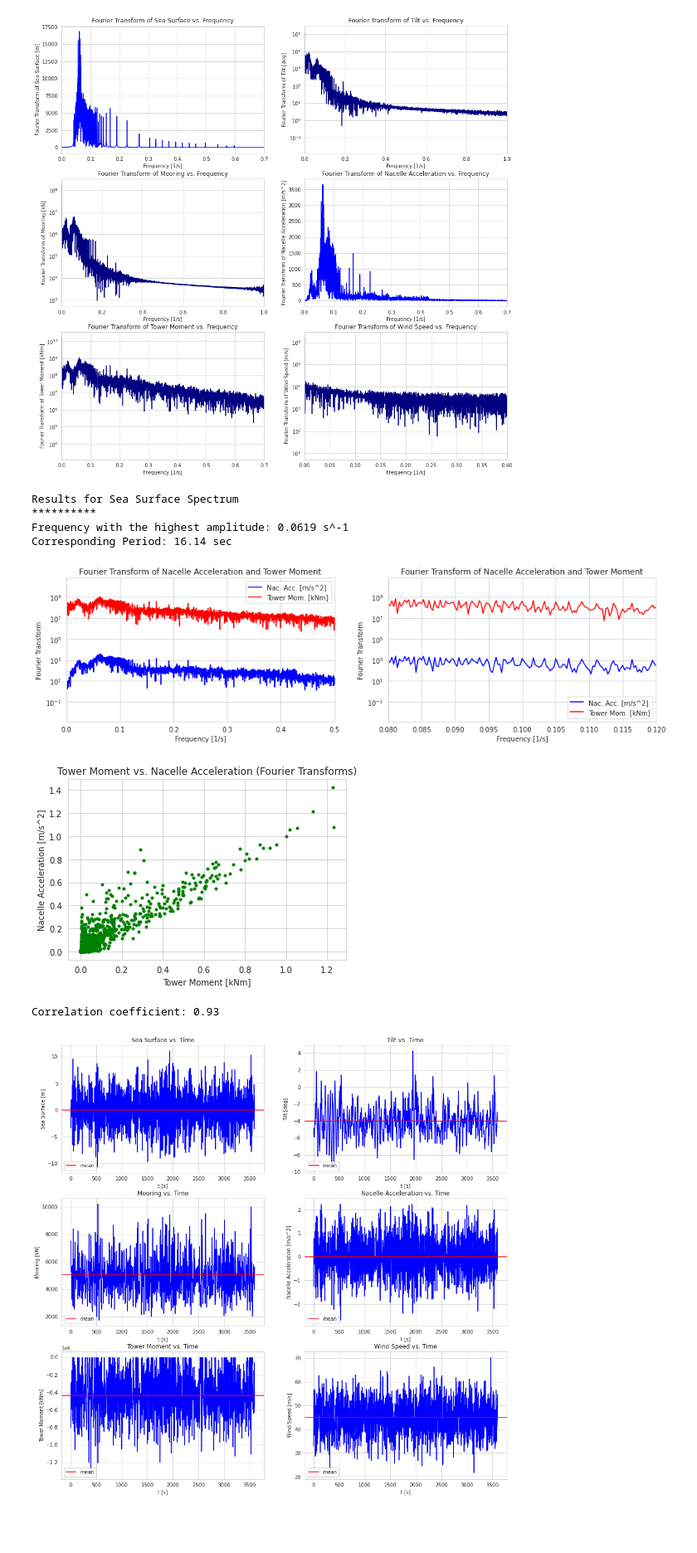
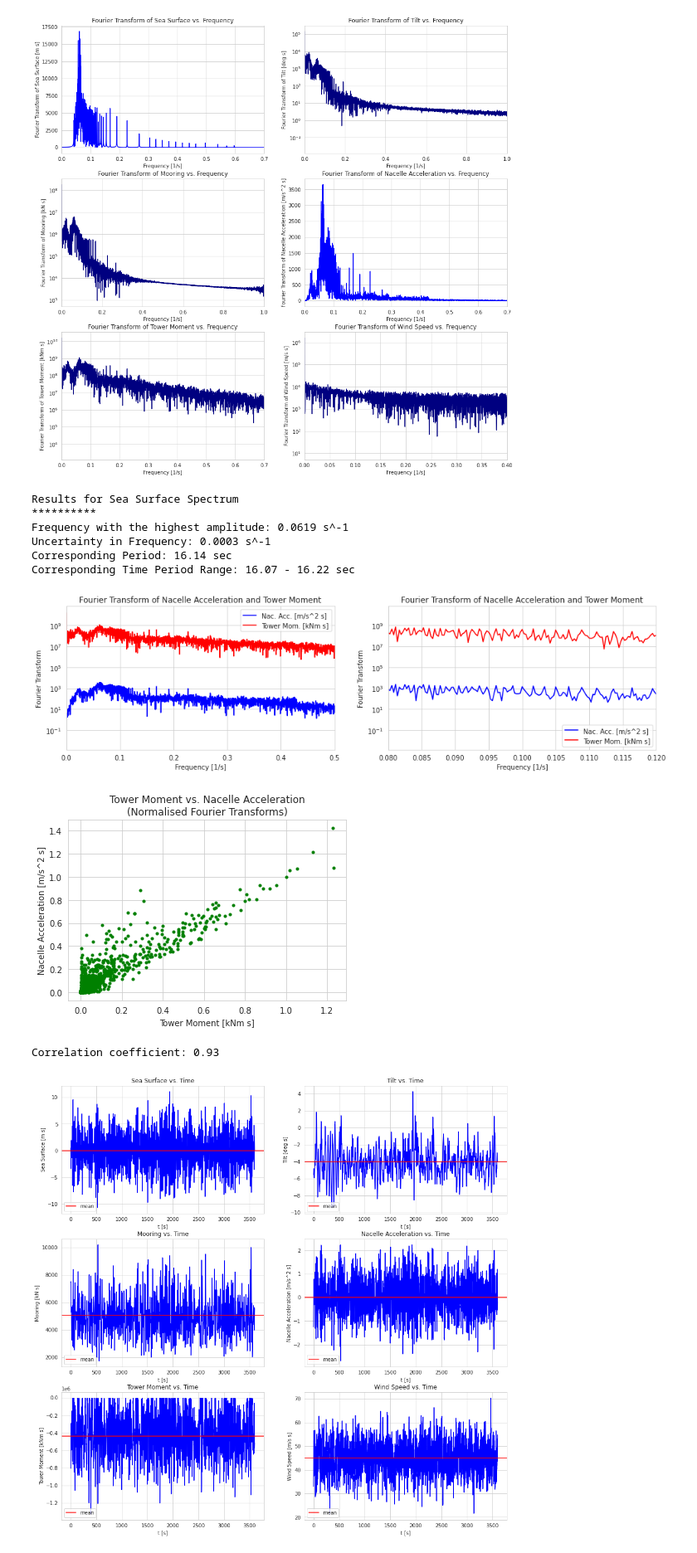
Before and after one commit to smilex555/phys718-hwp, a Jupyter notebook: project3/Project_3_physics718_wind_2_students.ipynb, the cells around one changed output. Shown at 83% size. Cells and saved outputs as stored; diff of their text form; code cells hidden in the pictures; blank space fills up the shorter version.

```diff
--- a/project3/Project_3_physics718_wind_2_students.ipynb
+++ b/project3/Project_3_physics718_wind_2_students.ipynb
@@ -232,22 +250,34 @@ fig.show()
 # %% [output]
 [figure]
 # %%
-maxindSSDFT = np.argmax(seaSurfaceDFT)
+maxindSSDFT = np.argmax(seaSurfaceDFT) # argument of maximum amplitude of sea surface DFT
+maxfreq = DFTfreq[maxindSSDFT] # corresponding frequency
+freqdelta = DFTfreq[1] - DFTfreq[0] # frequency resolution - use this to calculate the uncertainty
+# the frequency that we report here depends on the frequency resolution, which in turn is determined by Nyquist-Shannon sampling theorem
+# the frequency resolution then determines the uncertainty in our result
 
-print('Results for Sea Surface Spectrum')
-print('**********')
-print('Frequency with the highest amplitude:', round(DFTfreq[maxindSSDFT], 4), 's^-1')
-print('Corresponding Period:', round(1/DFTfreq[maxindSSDFT], 2), 'sec')
+# print the results
+print("Results for Sea Surface Spectrum")
+print("**********")
+print("Frequency with the highest amplitude:", round(maxfreq, 4), "s^-1") # frequency
+print("Uncertainty in Frequency:", round(freqdelta, 4), "s^-1") # uncertainty in frequency - frequency resolution
+print("Corresponding Period:", round(1/maxfreq, 2), "sec") # time period
+# time period corresponding to the lower and upper end of the time period after accounting for the uncertainty
+print("Corresponding Time Period Range:", round(1/(maxfreq + freqdelta), 2), "-", round(1/(maxfreq - freqdelta), 2), "sec")
 # %% [output]
 Results for Sea Surface Spectrum
 **********
 Frequency with the highest amplitude: 0.0619 s^-1
+Uncertainty in Frequency: 0.0003 s^-1
 Corresponding Period: 16.14 sec
+Corresponding Time Period Range: 16.07 - 16.22 sec
 # %%
+# plot the Fourier transforms of nacelle acceleration and tower moment to see the correlation
 fig, ax = plt.subplots(1, 2, figsize = (16, 4))
 
-ax[0].plot(DFTfreq, np.abs(nacAccDFT), color = 'blue', label = 'Nac. Acc. [m/s^2]')
-ax[0].plot(DFTfreq, np.abs(towerMomDFT), color = 'red', label = 'Tower Mom. [kNm]')
+# primary plot - using log scale here
+ax[0].plot(DFTfreq, np.abs(nacAccDFT), color = 'blue', label = 'Nac. Acc. [m/s^2 s]')
+ax[0].plot(DFTfreq, np.abs(towerMomDFT), color = 'red', label = 'Tower Mom. [kNm s]')
 ax[0].set_title('Fourier Transform of Nacelle Acceleration and Tower Moment')
 ax[0].set_xlim(0., 0.5)
 ax[0].set_yscale('log')
@@ -255,8 +285,9 @@ ax[0].set_xlabel('Frequency [1/s]')
 ax[0].set_ylabel('Fourier Transform')
 ax[0].legend(loc = 'upper right')
 
-ax[1].plot(DFTfreq, np.abs(nacAccDFT), color = 'blue', label = 'Nac. Acc. [m/s^2]')
-ax[1].plot(DFTfreq, np.abs(towerMomDFT), color = 'red', label = 'Tower Mom. [kNm]')
+# zoomed in plot (0.08, 0.12) - using log scale here
+ax[1].plot(DFTfreq, np.abs(nacAccDFT), color = 'blue', label = 'Nac. Acc. [m/s^2 s]')
+ax[1].plot(DFTfreq, np.abs(towerMomDFT), color = 'red', label = 'Tower Mom. [kNm s]')
 ax[1].set_title('Fourier Transform of Nacelle Acceleration and Tower Moment')
 ax[1].set_xlim(0.08, 0.12)
 ax[1].set_yscale('log')
@@ -266,23 +297,29 @@ ax[1].legend(loc = 'lower right')
 
 fig.show()
 # %% [output]
-[figure, old version]
+[figure, new version]
 # %%
+# scatter plot to see the correlation between Fourier transforms of nacelle acceleration and tower moment
+# we normalise both the Fourier transforms with respect to the maximum value
+# we also skip the zeroth component - see discussion
 nacAccDFTmax = np.max(nacAccDFT[1:])
 towerMomDFTmax = np.max(towerMomDFT[1:])
+# create a list of normalised Fourier transform values
 nacAccDFTnorm = [i/nacAccDFTmax for i in nacAccDFT[1:]]
 towerMomDFTnorm = [i/towerMomDFTmax for i in towerMomDFT[1:]]
+# we don't need to convert the above variables to np.array since we won't be using them other than here for plotting
 
+# plot nacelle acceleration vs. tower moment normalised Fourier transforms
 plt.plot(np.abs(nacAccDFTnorm), np.abs(towerMomDFTnorm), '.', color = 'green')
-plt.title('Tower Moment vs. Nacelle Acceleration (Fourier Transforms)')
-plt.xlabel('Tower Moment [kNm]')
-plt.ylabel('Nacelle Acceleration [m/s^2]')
-
+plt.title('Tower Moment vs. Nacelle Acceleration\n(Normalised Fourier Transforms)')
+plt.xlabel('Tower Moment [kNm s]')
+plt.ylabel('Nacelle Acceleration [m/s^2 s]')
 plt.show()
 
+# calculate the correlation coefficient using stats.pearsonr
 print("Correlation coefficient:", round(stats.pearsonr(np.abs(nacAccDFT)[1:], np.abs(towerMomDFT)[1:])[0], 2))
 # %% [output]
-[figure, old version]
+[figure, new version]
 Correlation coefficient: 0.93
 # %%
 # EXTRA
```
Also changed, not shown: parts of 19 cells of this notebook.
